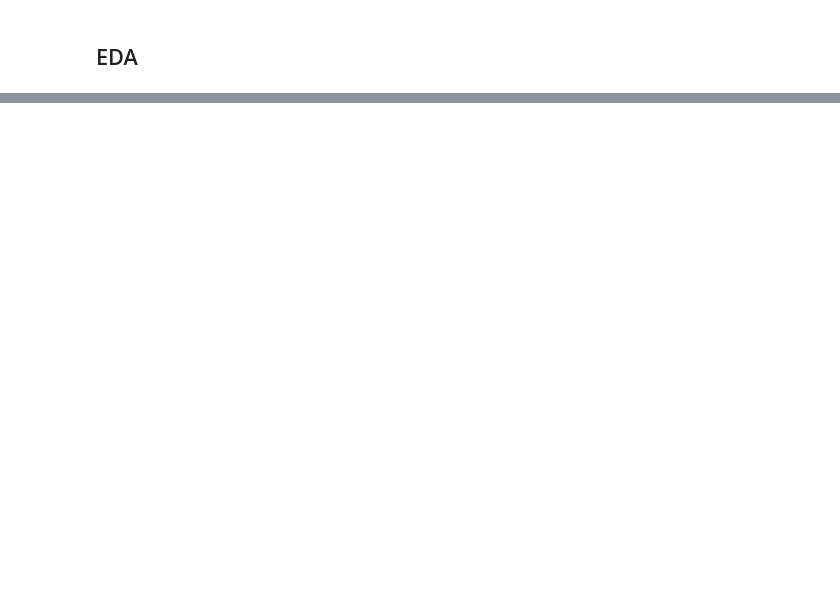
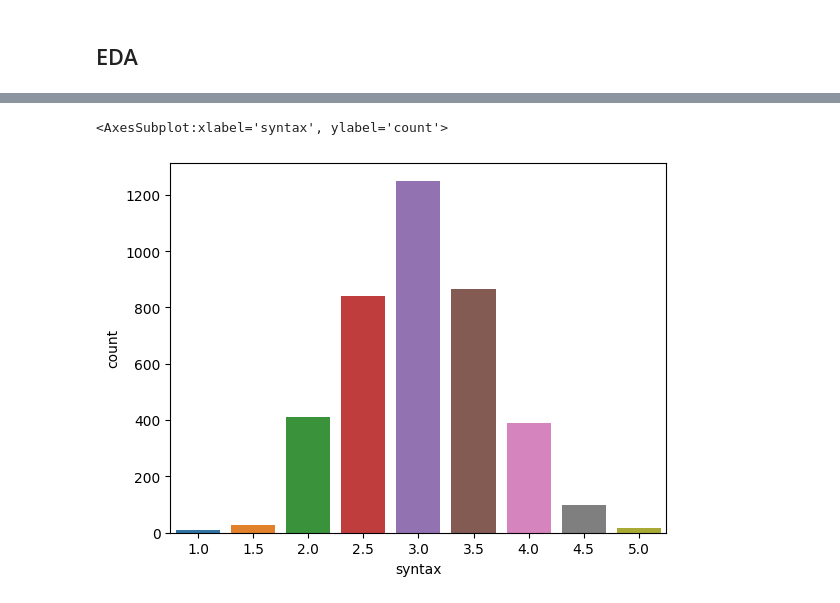
Before and after one commit to fuyu-quant/kaggle-Feedback-English-Language-Learning, a Jupyter notebook: ipynb/EDA.ipynb, the cells around one changed output, grey strips where cells are left out. Saved outputs shown, nothing was run; the diff lists cells and outputs as text; code cells hidden in the pictures; blank space fills up the shorter version.

```diff
--- a/ipynb/EDA.ipynb
+++ b/ipynb/EDA.ipynb
@@ -16,0 +24,5 @@ df.head()
+# %%
+sns.countplot(x='syntax', data = df)
+# %% [output]
+<AxesSubplot:xlabel='syntax', ylabel='count'>
+[figure, added]
```
Also changed, not shown: parts of 7 cells of this notebook, 1 other file.
